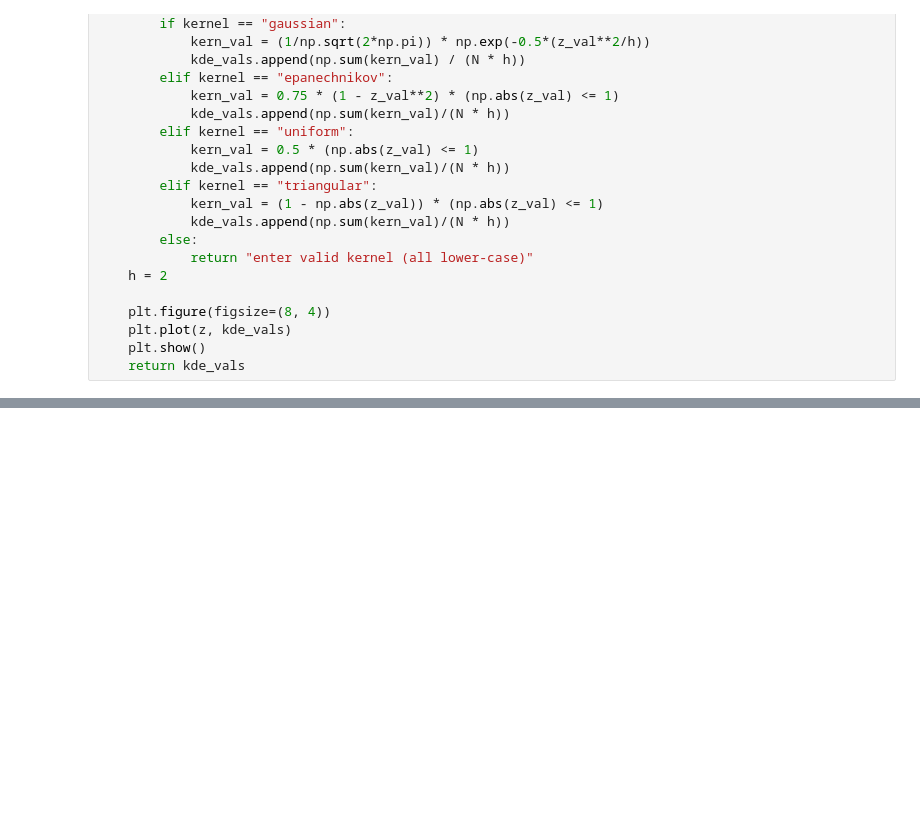
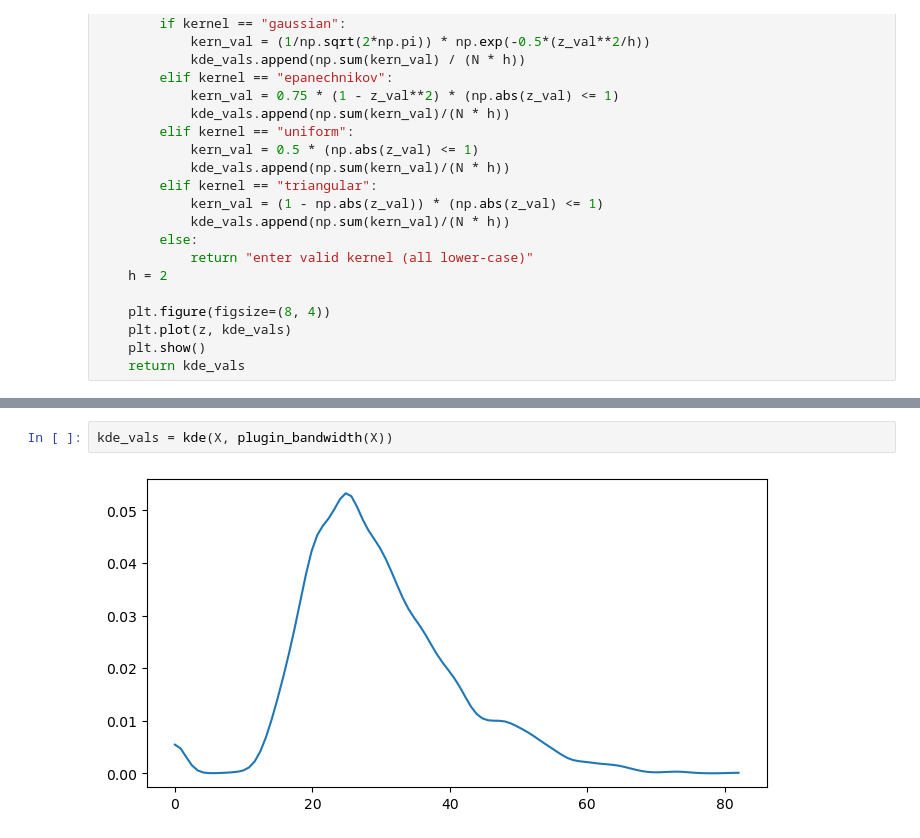
Before and after one commit to rde6mn/DS5030-Assignment2, a Jupyter notebook: assignment_2.ipynb, the cells around one changed output, grey strips where cells are left out. Saved outputs shown, nothing was run; the diff lists cells and outputs as text; blank space fills up the shorter version.

Commit message:
test plugin_bandwidth

```diff
--- a/assignment_2.ipynb
+++ b/assignment_2.ipynb
@@ -320,2 +320,6 @@ def plugin_bandwidth(X):
     h = 0.9 * min(np.std(X), x_iqr/1.34) * (len(X)**(-1/5))
     return h
+# %%
+kde_vals = kde(X, plugin_bandwidth(X))
+# %% [output]
+[figure, added]
```
Also changed, not shown: parts of 2 cells of this notebook.
